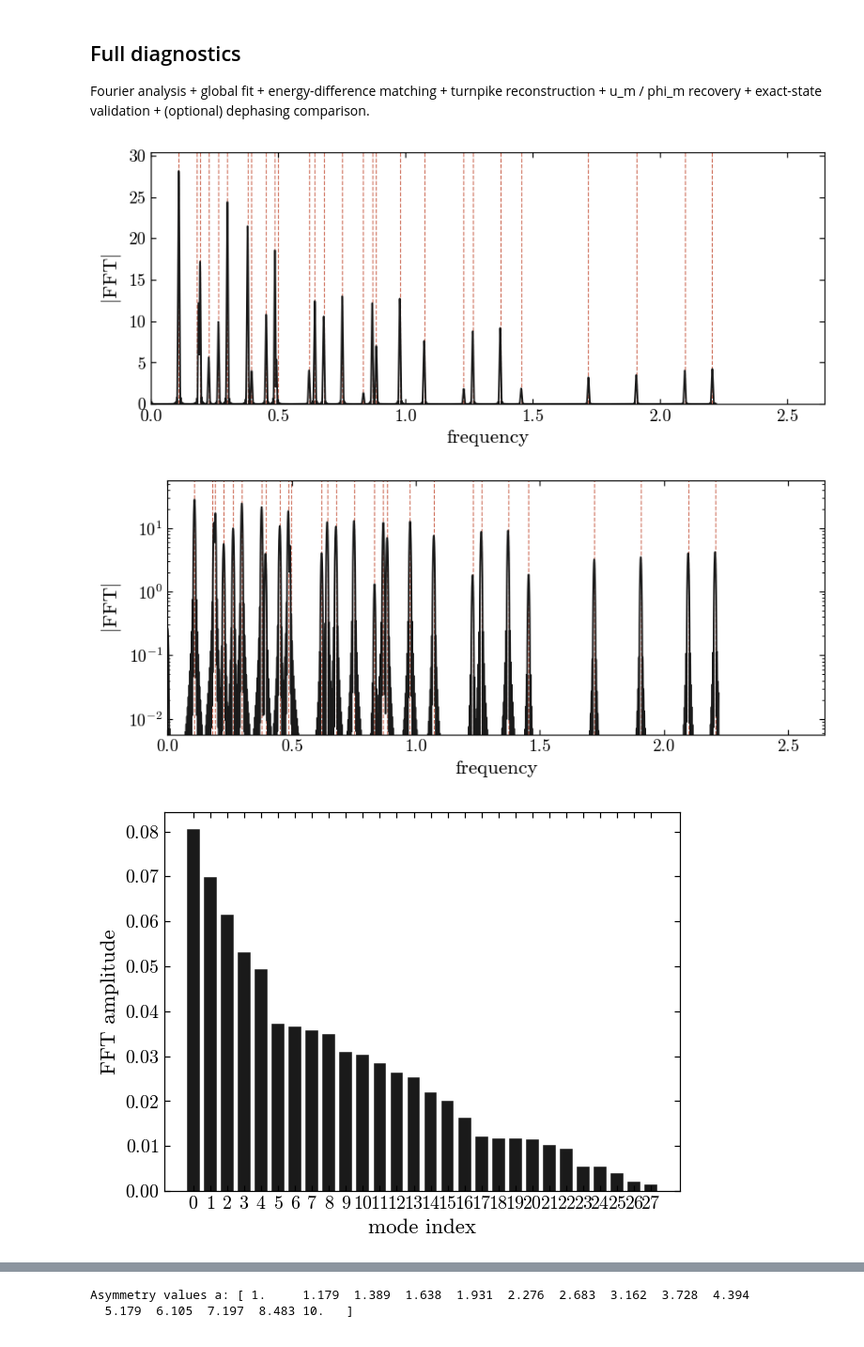
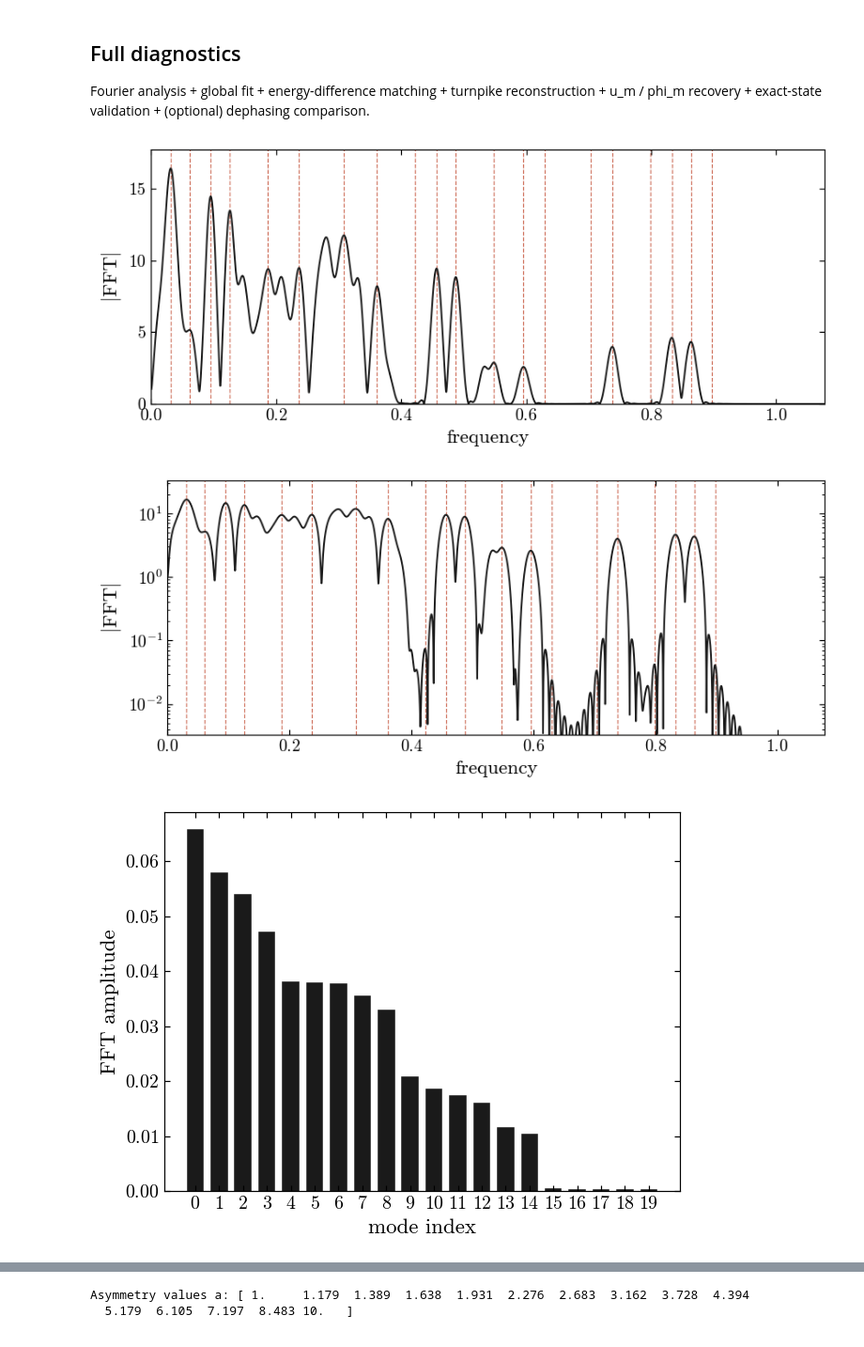
Before and after one commit to OsQarM/lsz_spectroscopy, a Jupyter notebook: notebooks/LSZ_main.ipynb, the cells around one changed output, grey strips where cells are left out. Shown at 94% size. Cells and saved outputs as stored; diff of their text form; code cells hidden in the pictures.

Commit message:
Plotting and adding features

```diff
--- a/notebooks/LSZ_main.ipynb
+++ b/notebooks/LSZ_main.ipynb
@@ -40,7 +40,7 @@ ket0 = qt.basis(2, 0)
 ket1 = qt.basis(2, 1)
 
 epsilon = 1
-max_wait_time =315
+max_wait_time =100
 ramp_time = 1
 n_steps = 201 #For initial diagnostics only
 dt = 1 #simulation dt
@@ -68,6 +68,13 @@ w_noise = False
 local_z_list = np.array([2.1, 3.05, 1.78])
 local_x_list = np.array([0., 0., 0.])
 zz_terms = np.array([1.22, 0.54, 0.3])
+
+local_z_list = np.array([0.9148, 0.1701, 0.7865])
+local_x_list = np.array([0., 0., 0.])
+zz_terms = np.array([0.1223, 0.641,  0.8896])
+
+
+
 #(matthias example)
 # local_z_list = np.array([-1.086, -1.207, 0.829])
 # local_x_list = np.array([0., 0., 0.])
@@ -115,7 +122,7 @@ psi0 = qt.tensor([1/np.sqrt(2)*(ket0 - ket1)]*n_qubits)
 # psi0 = 1/2*(qt.tensor([ket0,ket1]) + psi_p + psi_m + qt.tensor([ket1,ket0]))
 
 n_sims = int(max_wait_time*10)
-n_sims = 1400
+n_sims = 1000
 
 tw_l = np.linspace(0, max_wait_time, n_sims)
 
@@ -266,26 +273,25 @@ np.save("/Users/omichel/Desktop/qilimanjaro/projects/LZS_spectroscopy/data/examp
 
 Fourier analysis + global fit + energy-difference matching + turnpike reconstruction + u_m / phi_m recovery + exact-state validation + (optional) dephasing comparison.
 # %%
-pc_list = np.load("/Users/omichel/Desktop/qilimanjaro/projects/LZS_spectroscopy/data/example_3_qubits_315s.npy")
-#)
+#pc_list = np.load("/Users/omichel/Desktop/qilimanjaro/projects/LZS_spectroscopy/data/example_3_qubits_315s.npy")
 
 noise_on = w_noise or r_noise
 
 results = run_full_diagnostics(
     pc_list, tw_l, n_qubits, epsilon, H_target_dict,
     ramp_time, dt, egvals_midpoint,
     w_noise=noise_on,
     t1_rates=t1_rates if noise_on else None,
     t2_rates=t2_rates if noise_on else None,
     initial_state=psi0,
     up_z_assym_list=up_z_assymetry_coefficients,
     down_z_assym_list=down_z_assymetry_coefficients,
     up_x_assym_list=up_x_assymetry_coefficients,
     down_x_assym_list=down_x_assymetry_coefficients,
 )
 # %% [output]
-[figure, old version]
+[figure, new version]
-[figure, old version]
+[figure, new version]
-[figure, old version]
+[figure, new version]
   #       Frequency   Phase (rad)
 -----------------------------------
```
Also changed, not shown: parts of 6 cells of this notebook, 18 other files.
